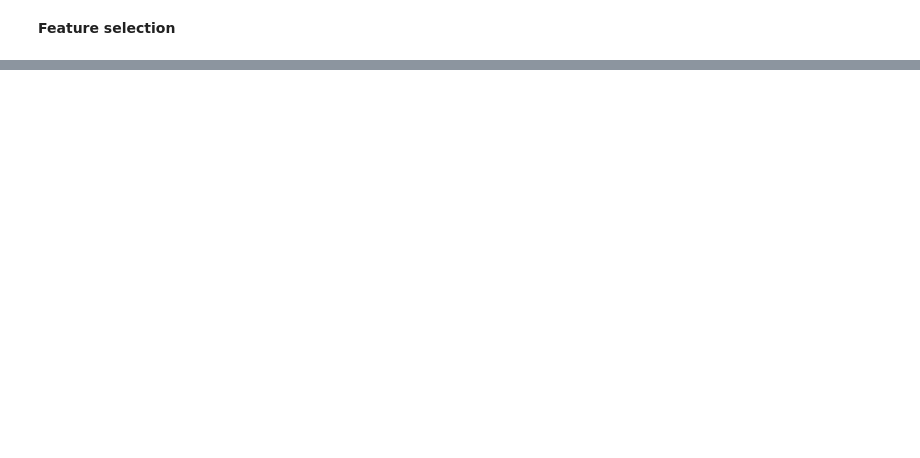
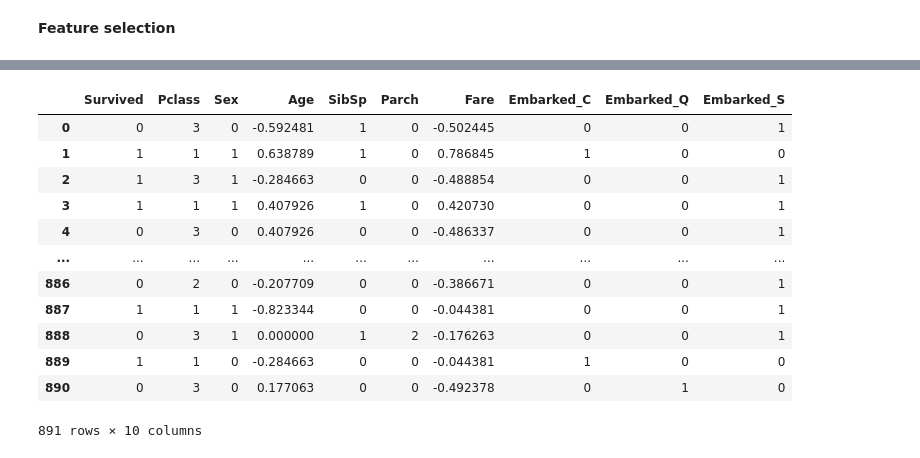
Before and after one commit to khadidja2005/Data_Preprocessing_workshop_WTM_SC, a Jupyter notebook: code.ipynb, the cells around one changed output, grey strips where cells are left out. Saved outputs shown, nothing was run; the diff lists cells and outputs as text; code cells hidden in the pictures; blank space fills up the shorter version.

```diff
--- a/code.ipynb
+++ b/code.ipynb
@@ -207,3 +235,19 @@ df
 891 rows × 10 columns
 # %%
 df[df.select_dtypes(include='bool').columns] = df.select_dtypes(include='bool').astype(int)
+# %%
+df
+# %% [output]
+|  | Survived | Pclass | Sex | Age | SibSp | Parch | Fare | Embarked_C | Embarked_Q | Embarked_S |
+| 0 | 0 | 3 | 0 | -0.592481 | 1 | 0 | -0.502445 | 0 | 0 | 1 |
+| 1 | 1 | 1 | 1 | 0.638789 | 1 | 0 | 0.786845 | 1 | 0 | 0 |
+| 2 | 1 | 3 | 1 | -0.284663 | 0 | 0 | -0.488854 | 0 | 0 | 1 |
+| 3 | 1 | 1 | 1 | 0.407926 | 1 | 0 | 0.420730 | 0 | 0 | 1 |
+| 4 | 0 | 3 | 0 | 0.407926 | 0 | 0 | -0.486337 | 0 | 0 | 1 |
+| ... | ... | ... | ... | ... | ... | ... | ... | ... | ... | ... |
+| 886 | 0 | 2 | 0 | -0.207709 | 0 | 0 | -0.386671 | 0 | 0 | 1 |
+| 887 | 1 | 1 | 1 | -0.823344 | 0 | 0 | -0.044381 | 0 | 0 | 1 |
+| 888 | 0 | 3 | 1 | 0.000000 | 1 | 2 | -0.176263 | 0 | 0 | 1 |
+| 889 | 1 | 1 | 0 | -0.284663 | 0 | 0 | -0.044381 | 1 | 0 | 0 |
+| 890 | 0 | 3 | 0 | 0.177063 | 0 | 0 | -0.492378 | 0 | 1 | 0 |
+891 rows × 10 columns
```
Also changed, not shown: parts of 16 cells of this notebook.
